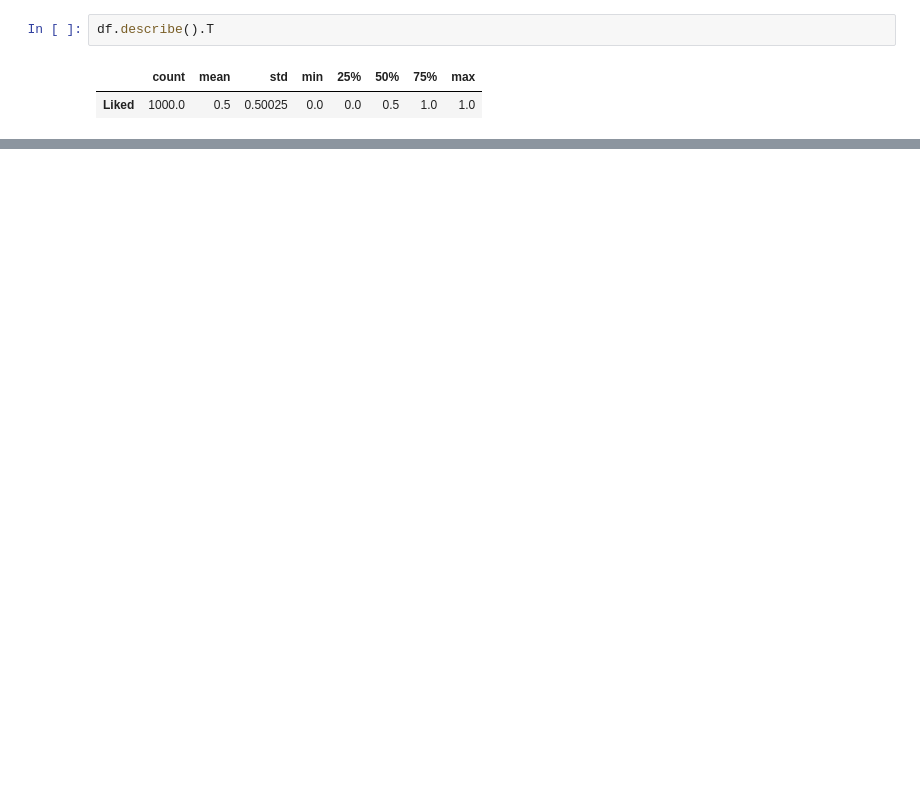
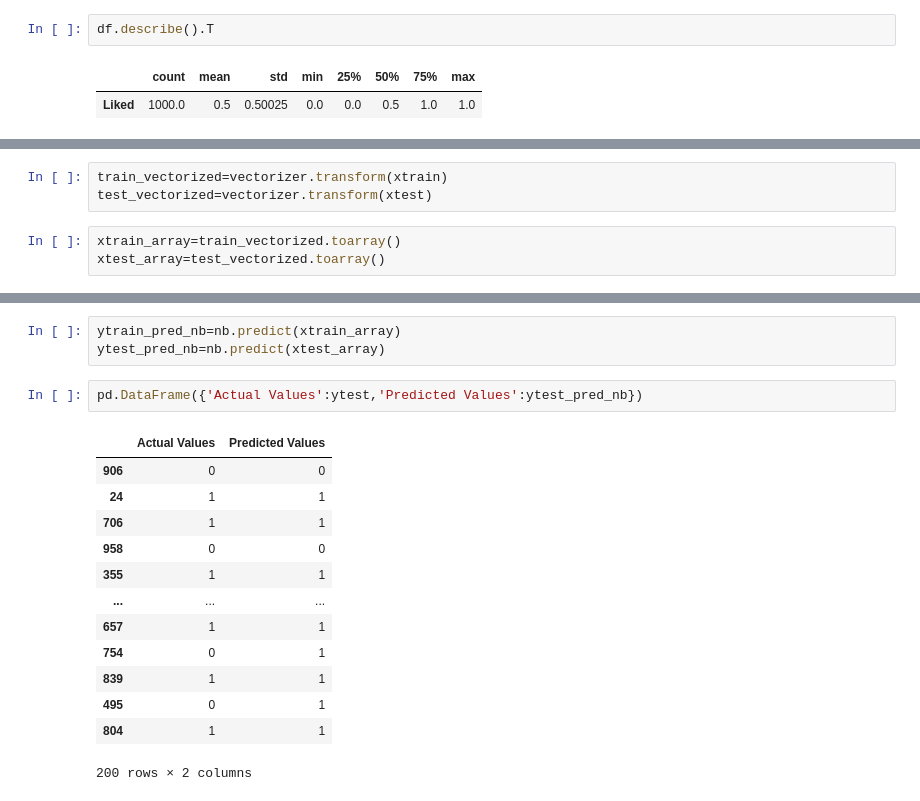
Before and after one commit to kavyanshpandey/Covid19--Tracker, a Jupyter notebook: Untitled0.ipynb, the cells around one changed output, grey strips where cells are left out. Saved outputs shown, nothing was run; the diff lists cells and outputs as text; blank space fills up the shorter version.

```diff
--- a/Untitled0.ipynb
+++ b/Untitled0.ipynb
@@ -414,0 +107,6 @@ The best accuracy is 49.5% with alpha value as 0.0
+# %%
+train_vectorized=vectorizer.transform(xtrain)
+test_vectorized=vectorizer.transform(xtest)
+# %%
+xtrain_array=train_vectorized.toarray()
+xtest_array=test_vectorized.toarray()
@@ -414,0 +119,19 @@ The best accuracy is 49.5% with alpha value as 0.0
+# %%
+ytrain_pred_nb=nb.predict(xtrain_array)
+ytest_pred_nb=nb.predict(xtest_array)
+# %%
+pd.DataFrame({'Actual Values':ytest,'Predicted Values':ytest_pred_nb})
+# %% [output]
+|  | Actual Values | Predicted Values |
+| 906 | 0 | 0 |
+| 24 | 1 | 1 |
+| 706 | 1 | 1 |
+| 958 | 0 | 0 |
+| 355 | 1 | 1 |
+| ... | ... | ... |
+| 657 | 1 | 1 |
+| 754 | 0 | 1 |
+| 839 | 1 | 1 |
+| 495 | 0 | 1 |
+| 804 | 1 | 1 |
+200 rows × 2 columns
```
Also changed, not shown: parts of 69 cells of this notebook.
